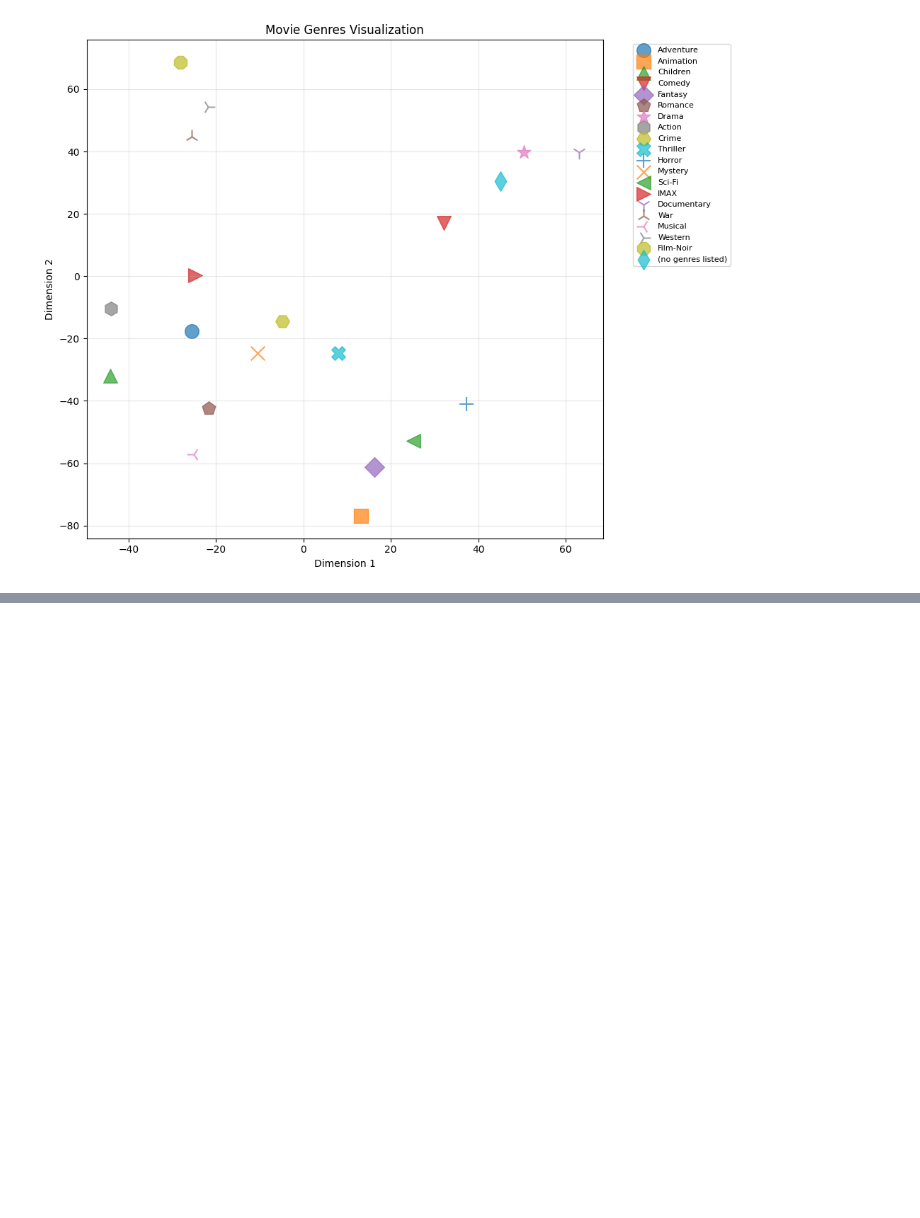
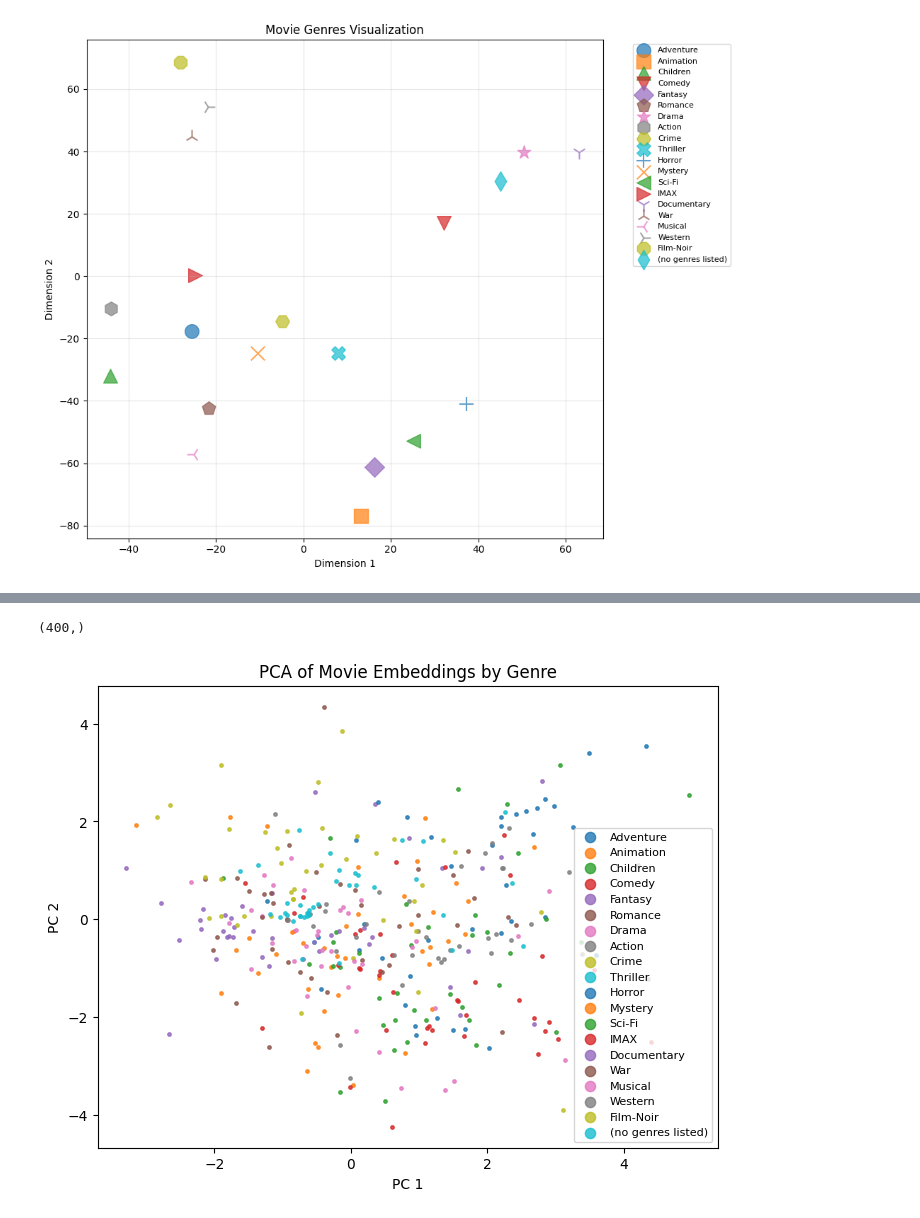
Before and after one commit to AndrianinaBA/ml_at_scale, a Jupyter notebook: main.ipynb, the cells around one changed output, grey strips where cells are left out. Drawn from its saved outputs; the diff is of its cells as text; code cells hidden in the pictures; blank space fills up the shorter version.

```diff
--- a/main.ipynb
+++ b/main.ipynb
@@ -634,0 +658,5 @@ plt.show()
+# %%
+ids = samples_df["movieId"].to_numpy()
+ids.shape
+# %% [output]
+(400,)
@@ -634,0 +676,34 @@ plt.show()
+# %%
+from collections import defaultdict
+
+genre_to_idx = defaultdict(list)
+
+genre_count = 0
+for j, id in enumerate(ids):
+    try:
+        idx = int(movie_to_idx[id])
+        genre_to_idx[genres[genre_count]].append(idx)
+    except KeyError:
+        continue
+
+    if (j + 1) % n_sampling == 0:
+        genre_count += 1
+# %%
+plt.figure(figsize=(8, 6))
+
+for genre, idxs in genre_to_idx.items():
+    plt.scatter(
+        pca_repr[idxs, 0],
+        pca_repr[idxs, 1],
+        s=6,
+        alpha=0.8,
+        label=genre
+    )
+
+plt.legend(markerscale=3, fontsize=8)
+plt.title("PCA of Movie Embeddings by Genre")
+plt.xlabel("PC 1")
+plt.ylabel("PC 2")
+plt.show()
+# %% [output]
+[figure, added]
```
Also changed, not shown: parts of 8 cells of this notebook, 1 other file.
